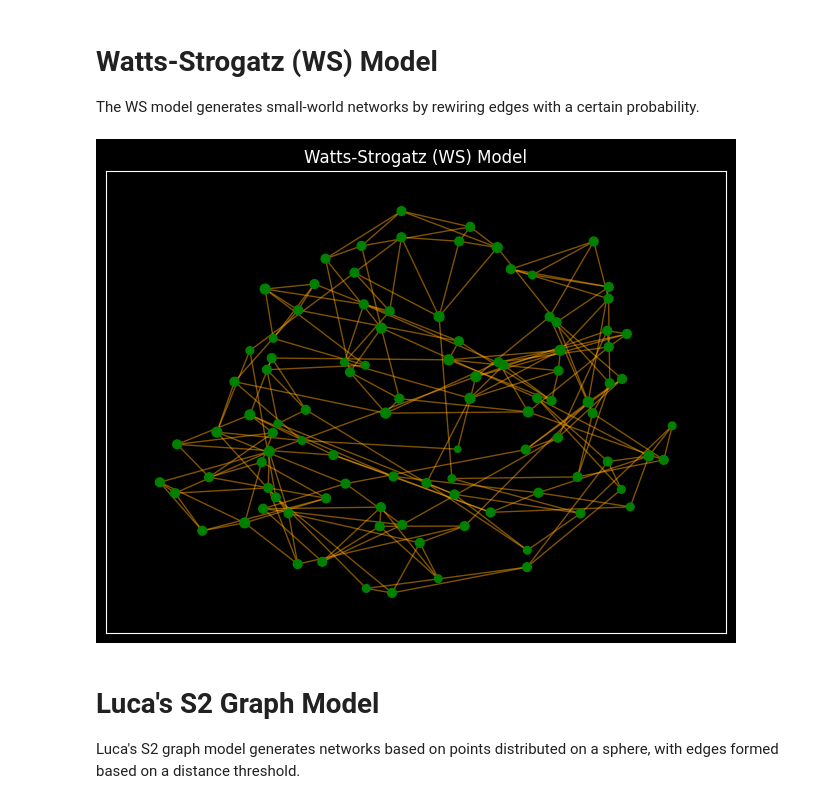
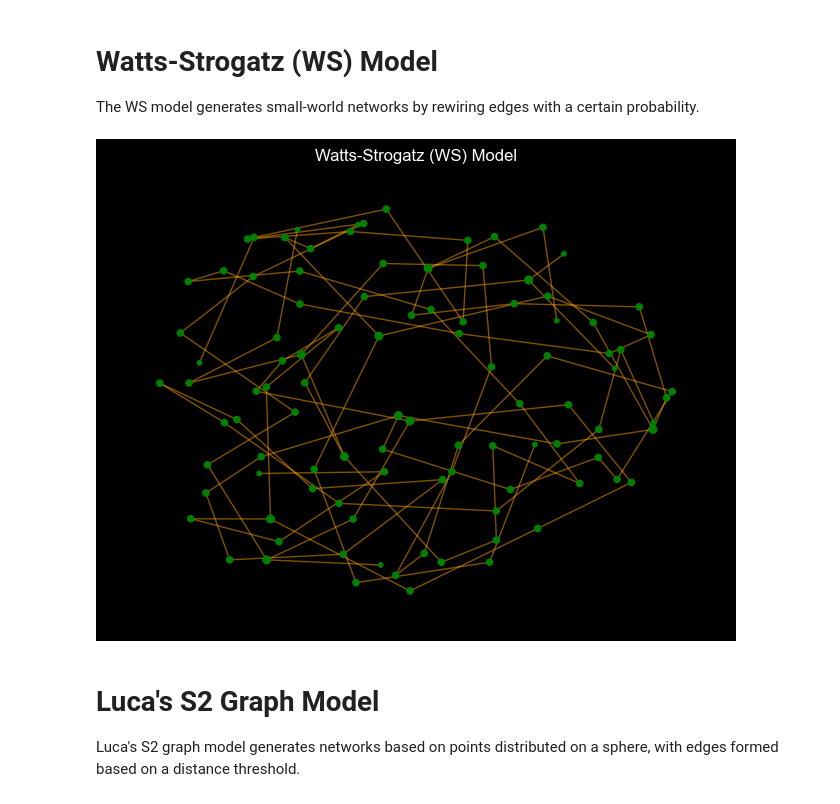
Before and after one commit to lucamar91/qkd_networks, a Jupyter notebook: Complex_Network_Types.ipynb, the cells around one changed output. Saved outputs shown, nothing was run; the diff lists cells and outputs as text; code cells hidden in the pictures.

```diff
--- a/Complex_Network_Types.ipynb
+++ b/Complex_Network_Types.ipynb
@@ -127,18 +210,19 @@ for param in params:
 # Watts-Strogatz (WS) Model
 The WS model generates small-world networks by rewiring edges with a certain probability.
 # %%
-G_ws = nx.watts_strogatz_graph(100, 4, 0.1)  # 100 nodes, each node connected to 4 neighbors, rewiring probability 0.1
+G_ws = nx.watts_strogatz_graph(100, 2, 0.1)  # 100 nodes, each node connected to 4 neighbors, rewiring probability 0.1
 degrees_ws = dict(G_ws.degree())
 node_size_ws = [v * 10 for v in degrees_ws.values()]  # Scale
 pos_ws = nx.spring_layout(G_ws, k=0.5)  # Position nodes using Fruchterman-Reingold force-directed algorithm
 plt.figure(figsize=(8, 6))
 nx.draw_networkx_nodes(G_ws, pos_ws, node_size=node_size_ws, node_color='green')
 nx.draw_networkx_edges(G_ws, pos_ws, alpha=0.5, edge_color='orange')
 plt.title("Watts-Strogatz (WS) Model")
+plt.axis('off')
 plt.savefig("WS_model.pdf")
 plt.show()
 # %% [output]
-[figure, old version]
+[figure, new version]
 # %% [markdown]
 # Luca's S2 Graph Model
 Luca's S2 graph model generates networks based on points distributed on a sphere, with edges formed based on a distance threshold.
```
Also changed, not shown: parts of 31 cells of this notebook, 1 other file.
